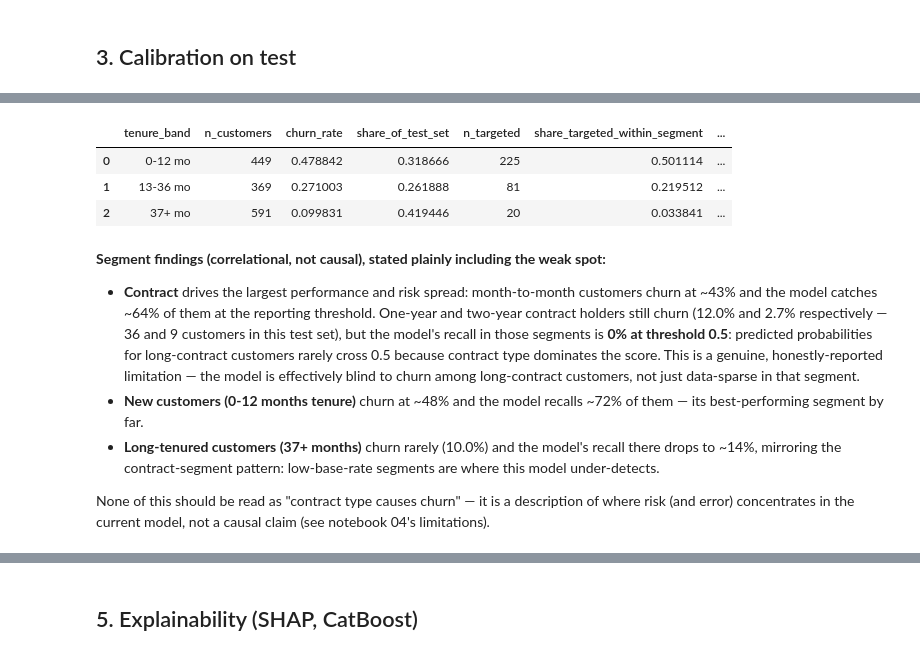
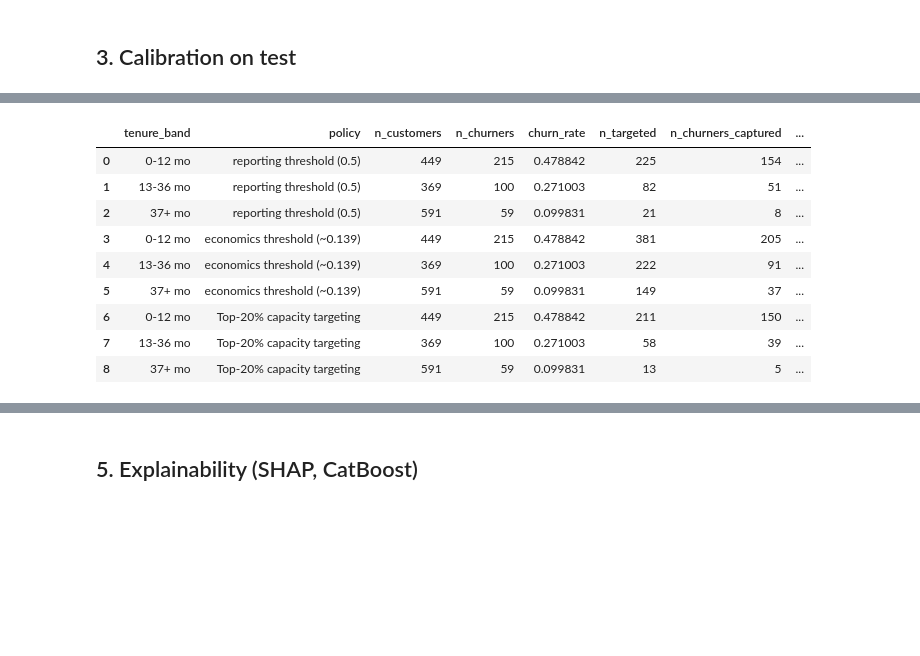
Before and after one commit to avgrosheva/subscription-churn-model, a Jupyter notebook: notebooks/03_final_test_evaluation.ipynb, the cells around one changed output, grey strips where cells are left out. Saved outputs shown, nothing was run; the diff lists cells and outputs as text; code cells hidden in the pictures; blank space fills up the shorter version.

```diff
--- a/notebooks/03_final_test_evaluation.ipynb
+++ b/notebooks/03_final_test_evaluation.ipynb
@@ -186,0 +160,13 @@ Bank transfer (automatic)          300    0.190000           0.212917          2
+# %%
+BASE_COST, BASE_VALUE, BASE_SUCCESS = 25.0, 600.0, 0.30
+econ_threshold = economics.breakeven_threshold(BASE_COST, BASE_SUCCESS, BASE_VALUE)
+print(f"Analytical economics threshold (base scenario): {econ_threshold:.4f}")
+
+test_scored = test.copy()
+test_scored["proba"] = cat_test_proba
+test_scored["targeted_reporting_0.5"] = (test_scored["proba"] >= 0.5).astype(int)
+test_scored["targeted_economics"] = (test_scored["proba"] >= econ_threshold).astype(int)
+
+top20_cutoff = test_scored["proba"].quantile(0.80)
+test_scored["targeted_top20pct"] = (test_scored["proba"] >= top20_cutoff).astype(int)
+print(f"Top-20% probability cutoff: {top20_cutoff:.4f} ({test_scored['targeted_top20pct'].sum()} customers)")
@@ -186,0 +176,21 @@ Bank transfer (automatic)          300    0.190000           0.212917          2
+# %%
+segment_cols = ["Contract", "InternetService", "PaymentMethod"]
+policies = [
+    ("targeted_reporting_0.5", "reporting threshold (0.5)"),
+    ("targeted_economics", "economics threshold (~0.139)"),
+    ("targeted_top20pct", "Top-20% capacity targeting"),
+]
+
+segment_tables = {}
+for col in segment_cols:
+    rows = [
+        evaluation.segment_report(test_scored, col, data.TARGET, targeted_col, policy_name)
+        for targeted_col, policy_name in policies
+    ]
+    segment_tables[col] = pd.concat(rows, ignore_index=True)
+    segment_tables[col].to_csv(TABLE_DIR / f"segment_report_{col}.csv", index=False)
+
+contract_segment = segment_tables["Contract"][
+    ["Contract", "policy", "n_customers", "n_churners", "churn_rate", "n_targeted", "n_churners_captured", "recall_within_segment"]
+]
+contract_segment
@@ -187,25 +208,27 @@ Bank transfer (automatic)          300    0.190000           0.212917          2
 # %%
 def tenure_band(t):
     if t <= 12:
         return "0-12 mo"
     if t <= 36:
         return "13-36 mo"
     return "37+ mo"
 
-test_with_scores["tenure_band"] = test_with_scores["tenure"].apply(tenure_band)
-tenure_segment = evaluation.segment_report(test_with_scores, "tenure_band", data.TARGET, "proba", threshold=REPORTING_THRESHOLD)
+test_scored["tenure_band"] = test_scored["tenure"].apply(tenure_band)
+tenure_rows = [
+    evaluation.segment_report(test_scored, "tenure_band", data.TARGET, targeted_col, policy_name)
+    for targeted_col, policy_name in policies
+]
+tenure_segment = pd.concat(tenure_rows, ignore_index=True)
 tenure_segment.to_csv(TABLE_DIR / "segment_report_tenure_band.csv", index=False)
-tenure_segment
+tenure_segment[["tenure_band", "policy", "n_customers", "n_churners", "churn_rate", "n_targeted", "n_churners_captured", "recall_within_segment"]]
 # %% [output]
-|  | tenure_band | n_customers | churn_rate | share_of_test_set | n_targeted | share_targeted_within_segment | ... |
-| 0 | 0-12 mo | 449 | 0.478842 | 0.318666 | 225 | 0.501114 | ... |
-| 1 | 13-36 mo | 369 | 0.271003 | 0.261888 | 81 | 0.219512 | ... |
-| 2 | 37+ mo | 591 | 0.099831 | 0.419446 | 20 | 0.033841 | ... |
+|  | tenure_band | policy | n_customers | n_churners | churn_rate | n_targeted | n_churners_captured | ... |
+| 0 | 0-12 mo | reporting threshold (0.5) | 449 | 215 | 0.478842 | 225 | 154 | ... |
+| 1 | 13-36 mo | reporting threshold (0.5) | 369 | 100 | 0.271003 | 82 | 51 | ... |
+| 2 | 37+ mo | reporting threshold (0.5) | 591 | 59 | 0.099831 | 21 | 8 | ... |
+| 3 | 0-12 mo | economics threshold (~0.139) | 449 | 215 | 0.478842 | 381 | 205 | ... |
+| 4 | 13-36 mo | economics threshold (~0.139) | 369 | 100 | 0.271003 | 222 | 91 | ... |
+| 5 | 37+ mo | economics threshold (~0.139) | 591 | 59 | 0.099831 | 149 | 37 | ... |
+| 6 | 0-12 mo | Top-20% capacity targeting | 449 | 215 | 0.478842 | 211 | 150 | ... |
+| 7 | 13-36 mo | Top-20% capacity targeting | 369 | 100 | 0.271003 | 58 | 39 | ... |
+| 8 | 37+ mo | Top-20% capacity targeting | 591 | 59 | 0.099831 | 13 | 5 | ... |
-# %% [markdown]
-**Segment findings (correlational, not causal), stated plainly including the weak spot:**
-
-- **Contract** drives the largest performance and risk spread: month-to-month customers churn at ~43% and the model catches ~64% of them at the reporting threshold. One-year and two-year contract holders still churn (12.0% and 2.7% respectively — 36 and 9 customers in this test set), but the model's recall in those segments is **0% at threshold 0.5**: predicted probabilities for long-contract customers rarely cross 0.5 because contract type dominates the score. This is a genuine, honestly-reported limitation — the model is effectively blind to churn among long-contract customers, not just data-sparse in that segment.
-- **New customers (0-12 months tenure)** churn at ~48% and the model recalls ~72% of them — its best-performing segment by far.
-- **Long-tenured customers (37+ months)** churn rarely (10.0%) and the model's recall there drops to ~14%, mirroring the contract-segment pattern: low-base-rate segments are where this model under-detects.
-
-None of this should be read as "contract type causes churn" — it is a description of where risk (and error) concentrates in the current model, not a causal claim (see notebook 04's limitations).
```
Also changed, not shown: parts of 25 cells of this notebook, 27 other files.
